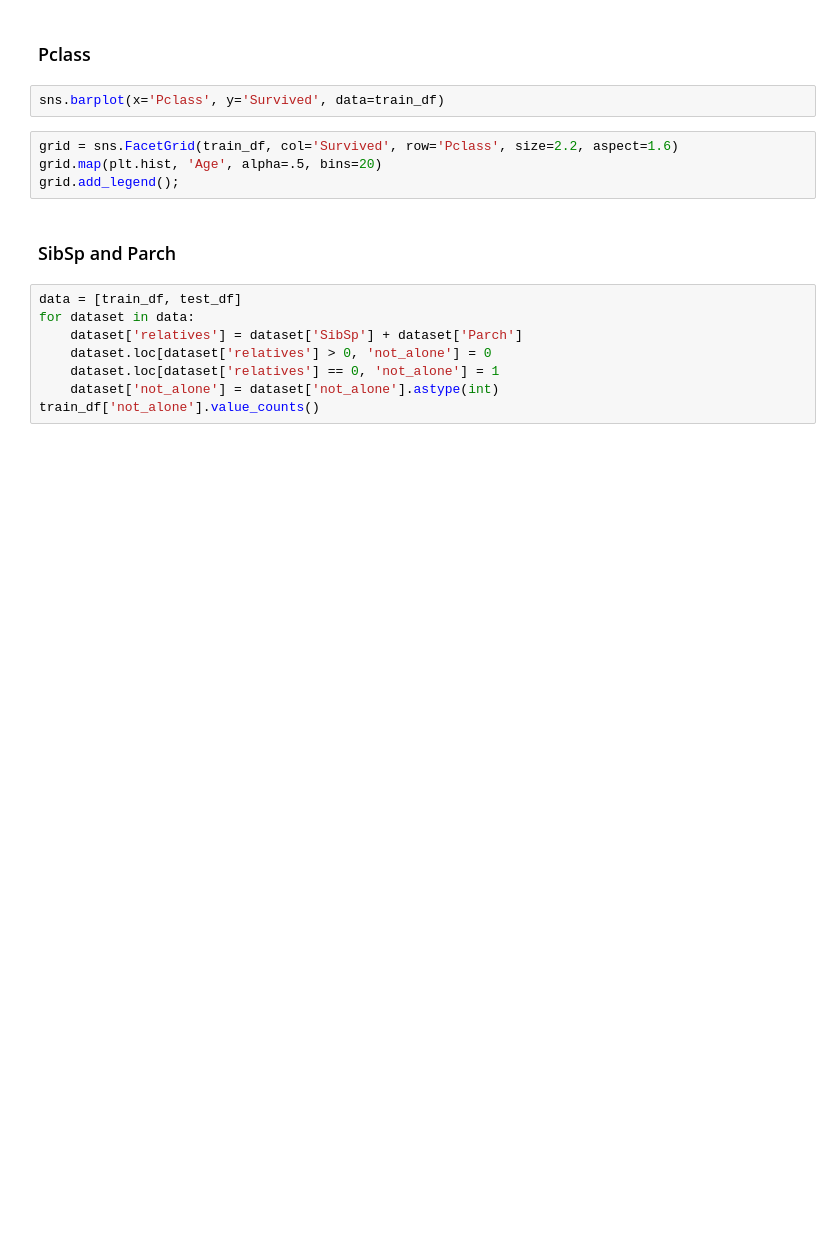
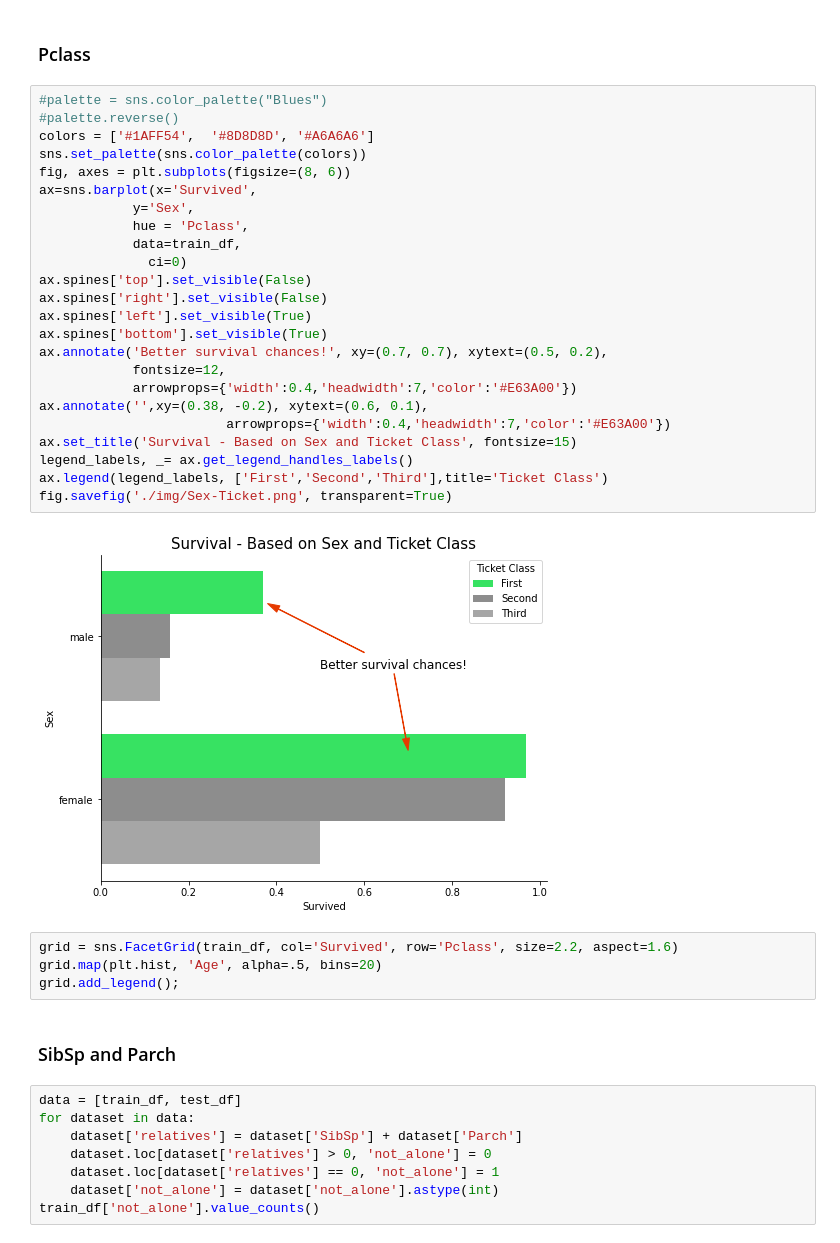
Before and after one commit to nishantnayar/Titanic, a Jupyter notebook: Titanic.ipynb, the cells around one changed output. Saved outputs shown, nothing was run; the diff lists cells and outputs as text; blank space fills up the shorter version.

Commit message:
Added more charts

```diff
--- a/Titanic.ipynb
+++ b/Titanic.ipynb
@@ -241,7 +244,31 @@ FacetGrid.add_legend()
 # %% [markdown]
 ### Pclass
-# %%
-sns.barplot(x='Pclass', y='Survived', data=train_df)
+# %%
+#palette = sns.color_palette("Blues")
+#palette.reverse()
+colors = ['#1AFF54',  '#8D8D8D', '#A6A6A6']
+sns.set_palette(sns.color_palette(colors))
+fig, axes = plt.subplots(figsize=(8, 6))
+ax=sns.barplot(x='Survived',
+            y='Sex',
+            hue = 'Pclass',
+            data=train_df,
+              ci=0)
+ax.spines['top'].set_visible(False)
+ax.spines['right'].set_visible(False)
+ax.spines['left'].set_visible(True)
+ax.spines['bottom'].set_visible(True)
+ax.annotate('Better survival chances!', xy=(0.7, 0.7), xytext=(0.5, 0.2),
+            fontsize=12,
+            arrowprops={'width':0.4,'headwidth':7,'color':'#E63A00'})
+ax.annotate('',xy=(0.38, -0.2), xytext=(0.6, 0.1),
+                        arrowprops={'width':0.4,'headwidth':7,'color':'#E63A00'})
+ax.set_title('Survival - Based on Sex and Ticket Class', fontsize=15)
+legend_labels, _= ax.get_legend_handles_labels()
+ax.legend(legend_labels, ['First','Second','Third'],title='Ticket Class')
+fig.savefig('./img/Sex-Ticket.png', transparent=True)
+# %% [output]
+[figure, added]
 # %%
 grid = sns.FacetGrid(train_df, col='Survived', row='Pclass', size=2.2, aspect=1.6)
 grid.map(plt.hist, 'Age', alpha=.5, bins=20)
```
Also changed, not shown: parts of 22 cells of this notebook, 1 other file.
